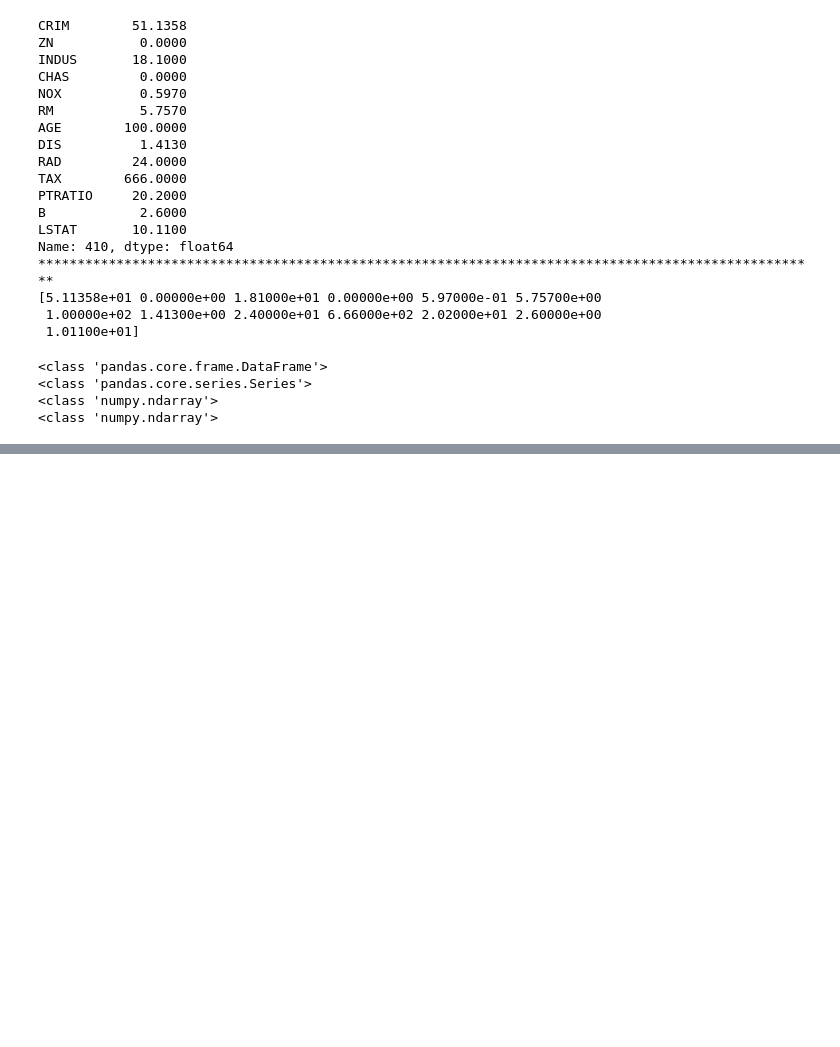
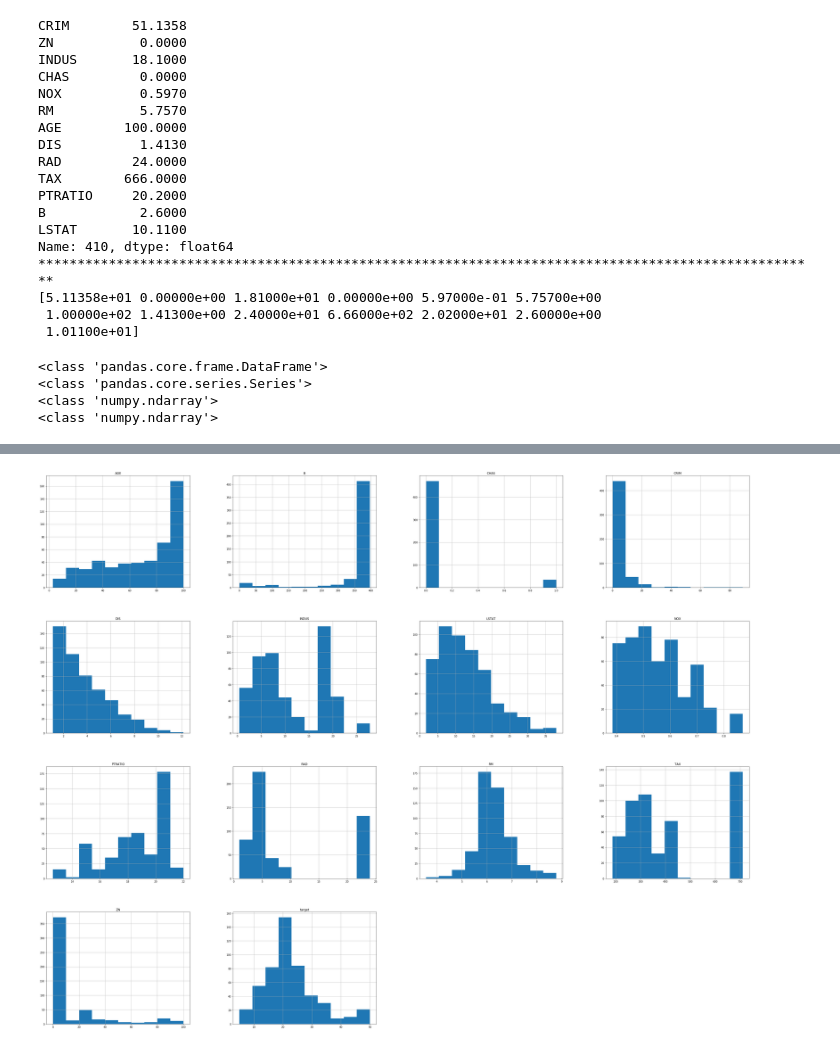
Before and after one commit to RakeshKumar045/Artificial_Inelligence_Complete_2, a Jupyter notebook: Artificial_Intelligence/MachineLearning_D/Regression/XGBoost_buston_regression.ipynb, the cells around one changed output, grey strips where cells are left out. Saved outputs shown, nothing was run; the diff lists cells and outputs as text; code cells hidden in the pictures; blank space fills up the shorter version.

```diff
--- a/Artificial_Intelligence/MachineLearning_D/Regression/XGBoost_buston_regression.ipynb
+++ b/Artificial_Intelligence/MachineLearning_D/Regression/XGBoost_buston_regression.ipynb
@@ -401,0 +434,5 @@ print(type(single_input_value.reshape(1,-1)))
+# %%
+df.hist()
+plt.show()
+# %% [output]
+[figure, added]
```
Also changed, not shown: parts of 19 cells of this notebook, 20 other files.
